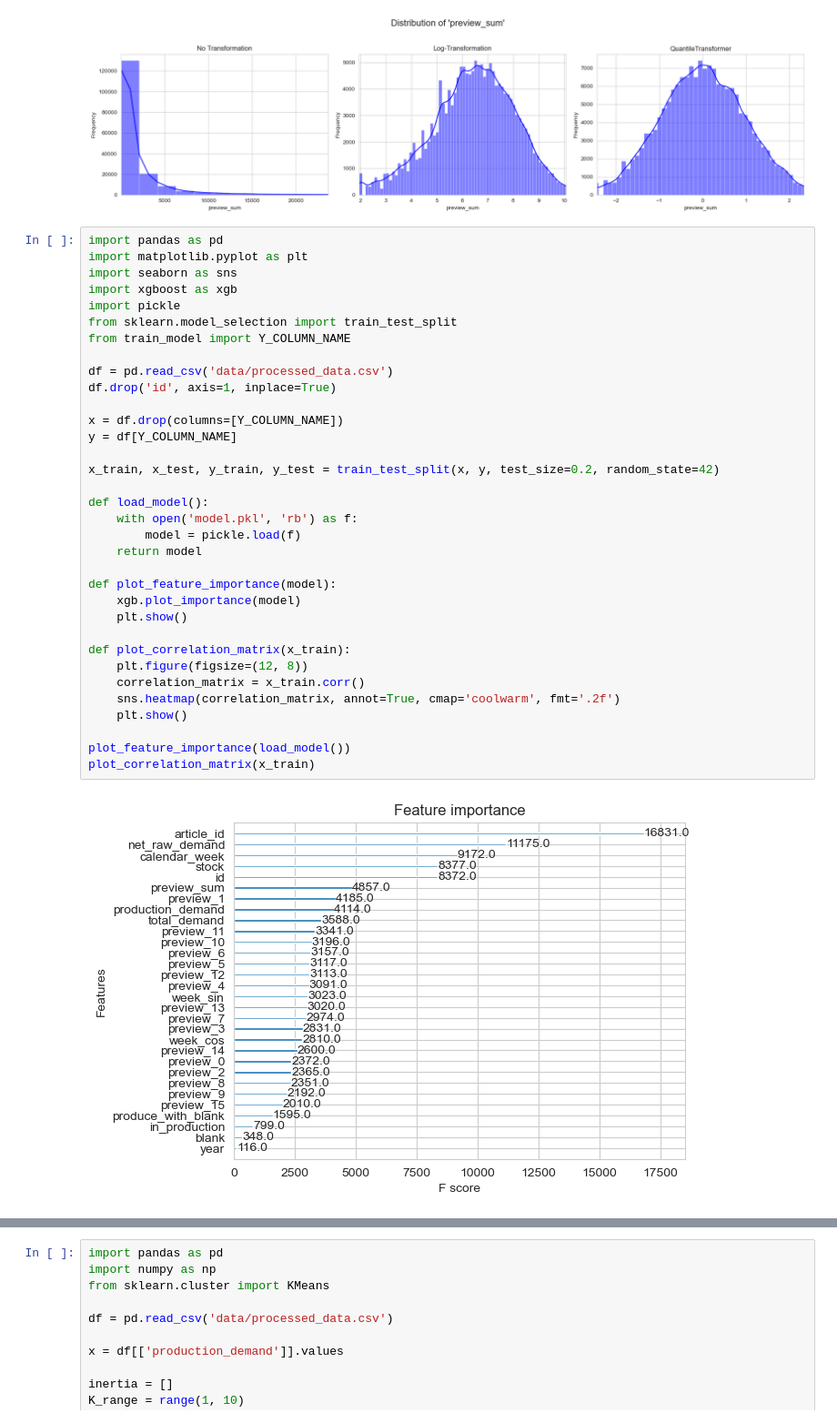
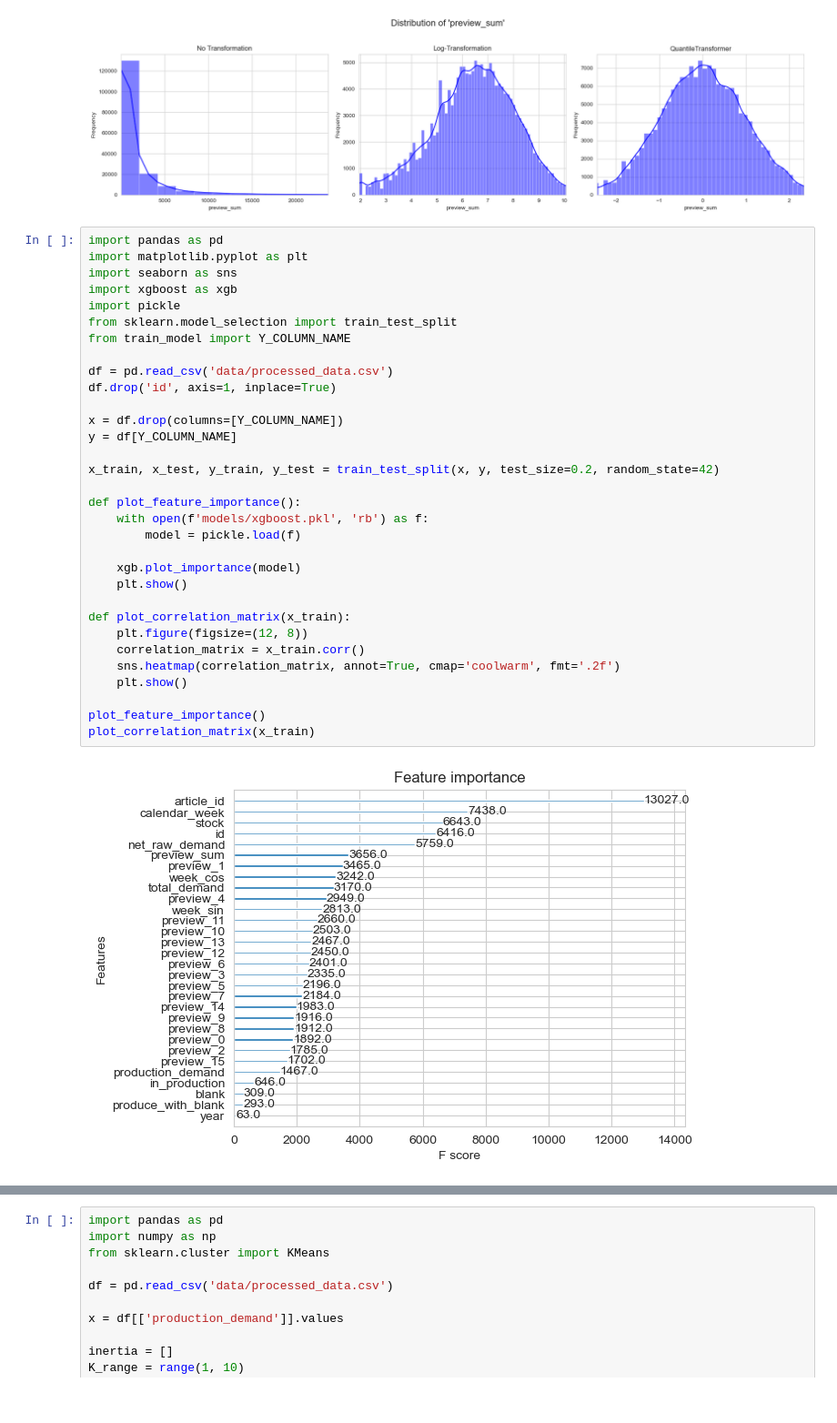
Before and after one commit to Y0d4l3/forecast-ki, a Jupyter notebook: plot.ipynb, the cells around one changed output, grey strips where cells are left out. Shown at 91% size. Drawn from its saved outputs; the diff is of its cells as text.

```diff
--- a/plot.ipynb
+++ b/plot.ipynb
@@ -101,39 +101,37 @@ for feature in features:
 # %%
 import pandas as pd
 import matplotlib.pyplot as plt
 import seaborn as sns
 import xgboost as xgb
 import pickle
 from sklearn.model_selection import train_test_split
 from train_model import Y_COLUMN_NAME
 
 df = pd.read_csv('data/processed_data.csv')
 df.drop('id', axis=1, inplace=True)
 
 x = df.drop(columns=[Y_COLUMN_NAME])
 y = df[Y_COLUMN_NAME]
 
 x_train, x_test, y_train, y_test = train_test_split(x, y, test_size=0.2, random_state=42)
 
-def load_model():
-    with open('model.pkl', 'rb') as f:
+def plot_feature_importance():
+    with open(f'models/xgboost.pkl', 'rb') as f:
         model = pickle.load(f)
-    return model
 
-def plot_feature_importance(model):
     xgb.plot_importance(model)
     plt.show()
 
 def plot_correlation_matrix(x_train):
     plt.figure(figsize=(12, 8))
     correlation_matrix = x_train.corr()
     sns.heatmap(correlation_matrix, annot=True, cmap='coolwarm', fmt='.2f')
     plt.show()
 
-plot_feature_importance(load_model())
+plot_feature_importance()
 plot_correlation_matrix(x_train)
 # %% [output]
-[figure, old version]
+[figure, new version]
 [figure]
 # %%
 import pandas as pd
```
